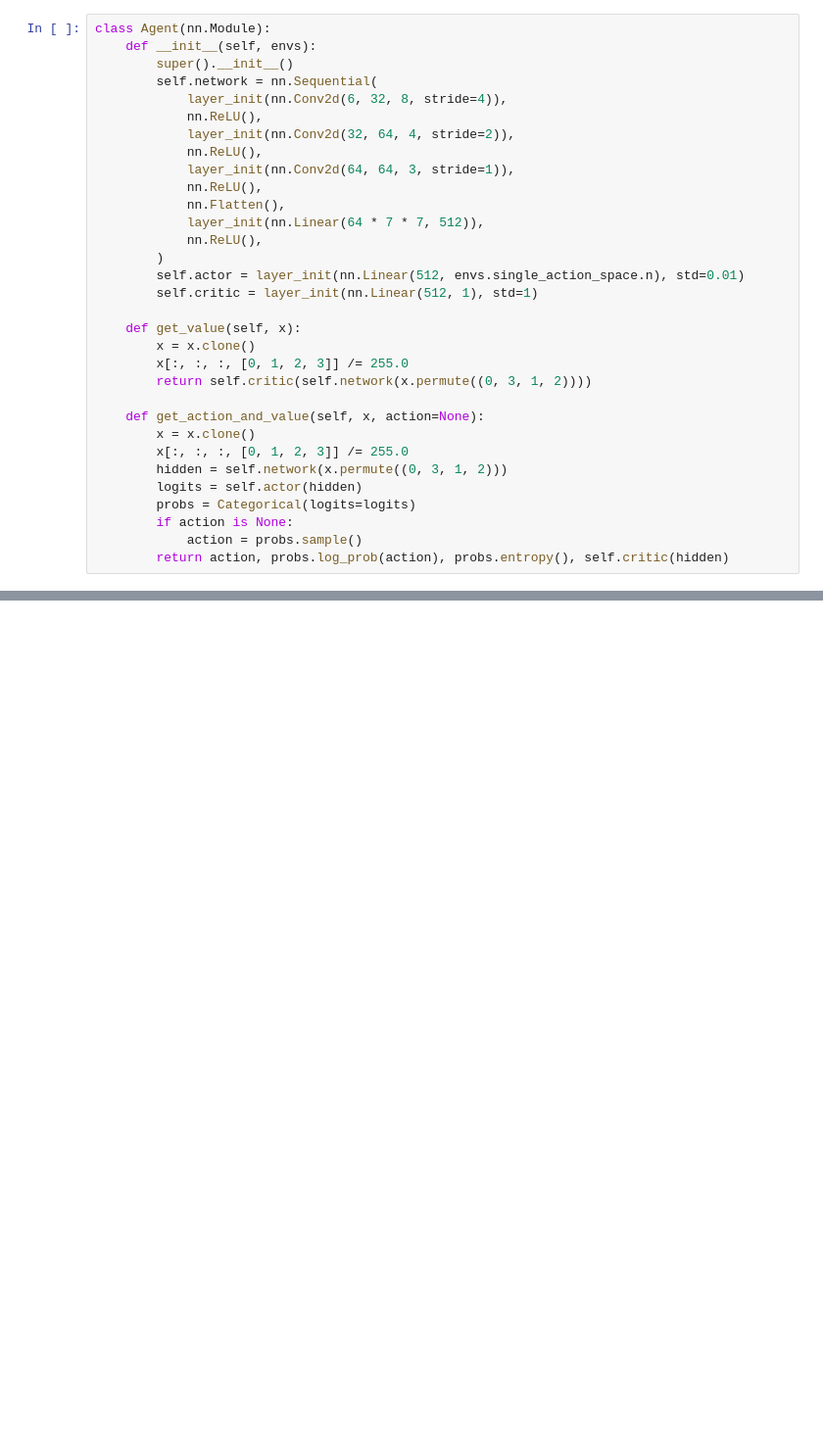
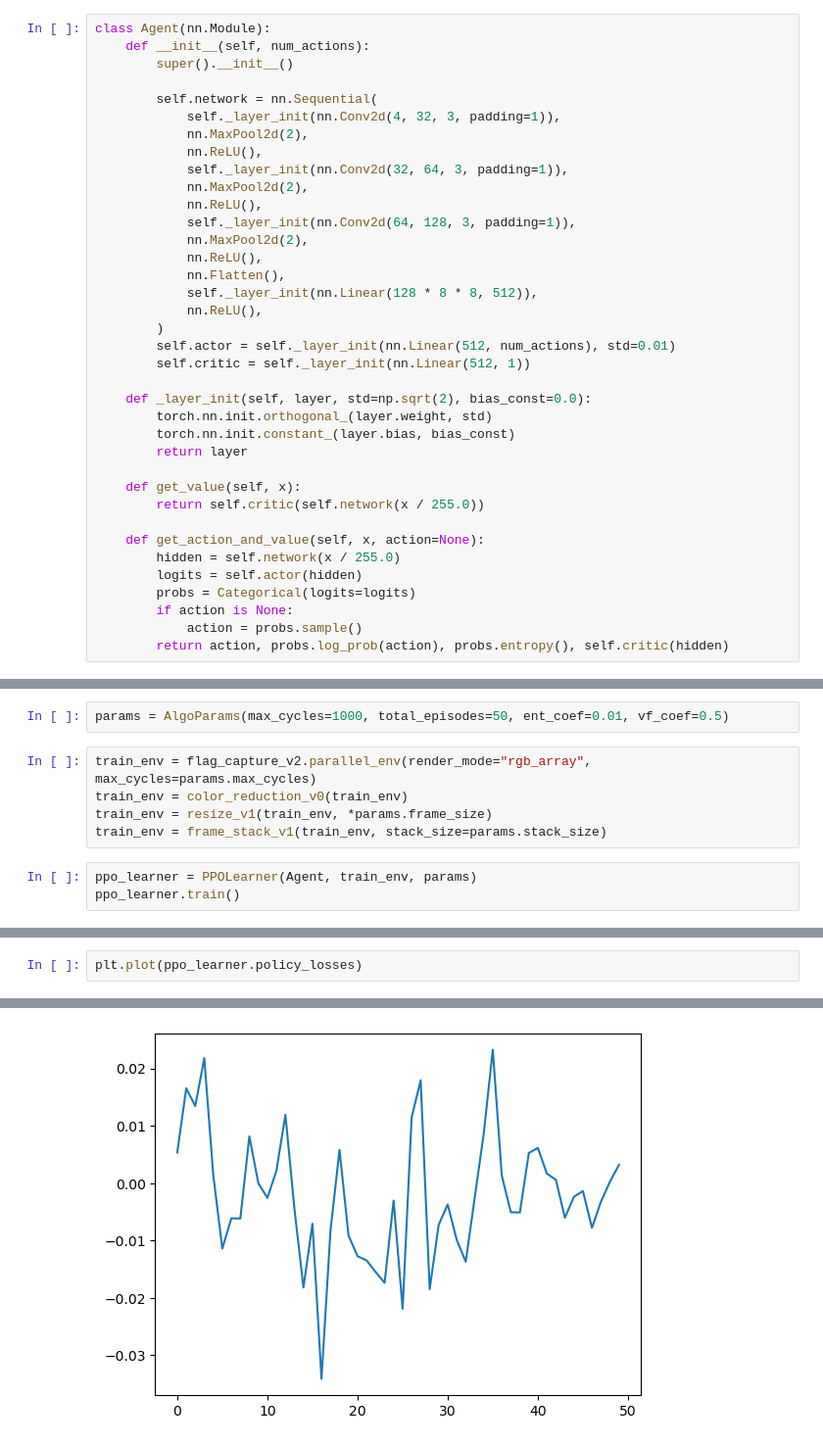
Before and after one commit to dubielel/computational-intelligence-in-digital-data-analysis, a Jupyter notebook: lab6/lab6.ipynb, the cells around one changed output, grey strips where cells are left out. Shown at 98% size. Saved outputs shown, nothing was run; the diff lists cells and outputs as text; blank space fills up the shorter version.

```diff
--- a/lab6/lab6.ipynb
+++ b/lab6/lab6.ipynb
@@ -47,30 +62,35 @@ def layer_init(layer, std=np.sqrt(2), bias_const=0.0):
 # %%
 class Agent(nn.Module):
-    def __init__(self, envs):
+    def __init__(self, num_actions):
         super().__init__()
+
         self.network = nn.Sequential(
-            layer_init(nn.Conv2d(6, 32, 8, stride=4)),
+            self._layer_init(nn.Conv2d(4, 32, 3, padding=1)),
+            nn.MaxPool2d(2),
             nn.ReLU(),
-            layer_init(nn.Conv2d(32, 64, 4, stride=2)),
+            self._layer_init(nn.Conv2d(32, 64, 3, padding=1)),
+            nn.MaxPool2d(2),
             nn.ReLU(),
-            layer_init(nn.Conv2d(64, 64, 3, stride=1)),
+            self._layer_init(nn.Conv2d(64, 128, 3, padding=1)),
+            nn.MaxPool2d(2),
             nn.ReLU(),
             nn.Flatten(),
-            layer_init(nn.Linear(64 * 7 * 7, 512)),
+            self._layer_init(nn.Linear(128 * 8 * 8, 512)),
             nn.ReLU(),
         )
-        self.actor = layer_init(nn.Linear(512, envs.single_action_space.n), std=0.01)
-        self.critic = layer_init(nn.Linear(512, 1), std=1)
+        self.actor = self._layer_init(nn.Linear(512, num_actions), std=0.01)
+        self.critic = self._layer_init(nn.Linear(512, 1))
+
+    def _layer_init(self, layer, std=np.sqrt(2), bias_const=0.0):
+        torch.nn.init.orthogonal_(layer.weight, std)
+        torch.nn.init.constant_(layer.bias, bias_const)
+        return layer
 
     def get_value(self, x):
-        x = x.clone()
-        x[:, :, :, [0, 1, 2, 3]] /= 255.0
-        return self.critic(self.network(x.permute((0, 3, 1, 2))))
+        return self.critic(self.network(x / 255.0))
 
     def get_action_and_value(self, x, action=None):
-        x = x.clone()
-        x[:, :, :, [0, 1, 2, 3]] /= 255.0
-        hidden = self.network(x.permute((0, 3, 1, 2)))
+        hidden = self.network(x / 255.0)
         logits = self.actor(hidden)
         probs = Categorical(logits=logits)
         if action is None:
@@ -274,0 +292,10 @@ AttributeError: 'aec_to_parallel_wrapper' object has no attribute 'agents'
+# %%
+params = AlgoParams(max_cycles=1000, total_episodes=50, ent_coef=0.01, vf_coef=0.5)
+# %%
+train_env = flag_capture_v2.parallel_env(render_mode="rgb_array", max_cycles=params.max_cycles)
+train_env = color_reduction_v0(train_env)
+train_env = resize_v1(train_env, *params.frame_size)
+train_env = frame_stack_v1(train_env, stack_size=params.stack_size)
+# %%
+ppo_learner = PPOLearner(Agent, train_env, params)
+ppo_learner.train()
@@ -274,0 +322,3 @@ AttributeError: 'aec_to_parallel_wrapper' object has no attribute 'agents'
+# %%
+plt.plot(ppo_learner.policy_losses)
+# %% [output]
@@ -274,0 +326 @@ AttributeError: 'aec_to_parallel_wrapper' object has no attribute 'agents'
+[figure, added]
```
Also changed, not shown: parts of 18 cells of this notebook, 1 other file.
